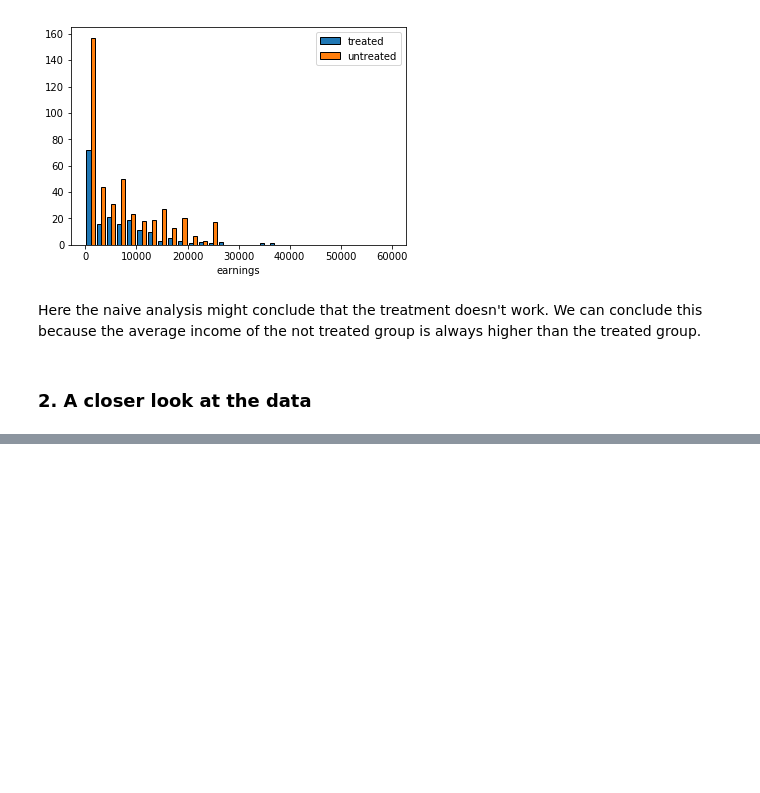
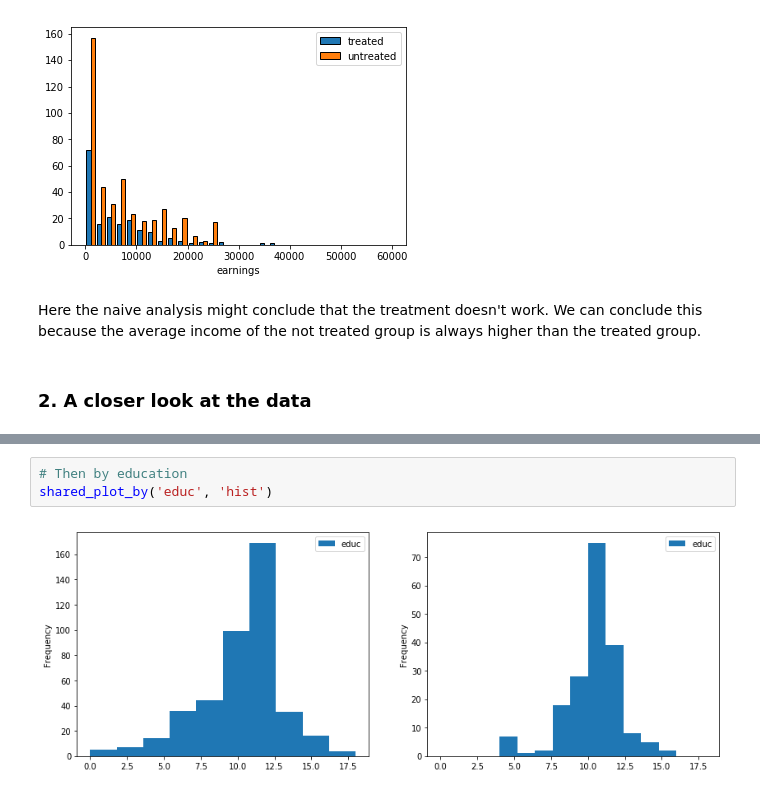
Before and after one commit to IsaacLeimgruber/ADA_labs_repo, a Jupyter notebook: 04 - Applied ML/HW04_Kevin.ipynb, the cells around one changed output, grey strips where cells are left out. Drawn from its saved outputs; the diff is of its cells as text; blank space fills up the shorter version.

```diff
--- a/04 - Applied ML/HW04_Kevin.ipynb
+++ b/04 - Applied ML/HW04_Kevin.ipynb
@@ -133,0 +172,5 @@ Here the naive analysis might conclude that the treatment doesn't work. We can c
+# %%
+# Then by education
+shared_plot_by('educ', 'hist')
+# %% [output]
+[figure, added]
```
Also changed, not shown: parts of 11 cells of this notebook.
